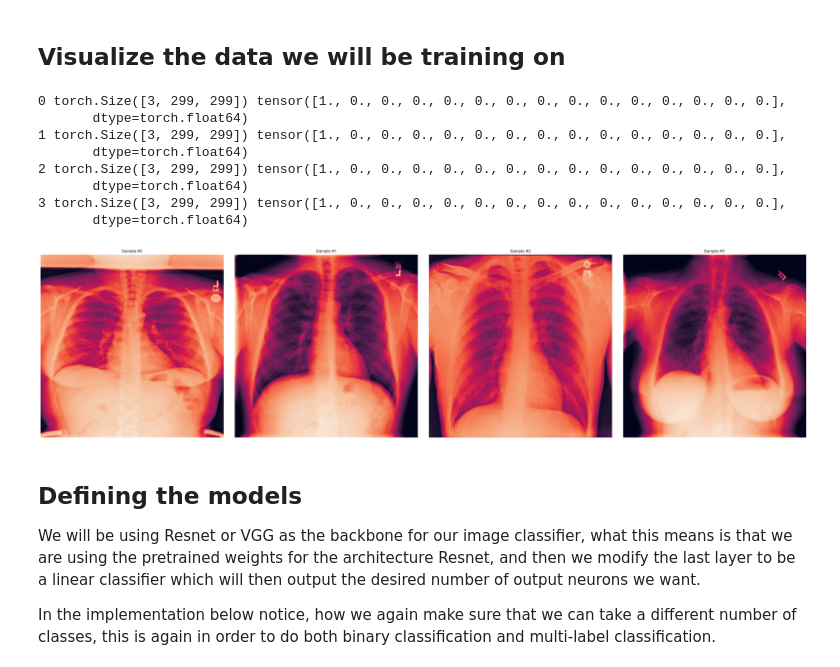
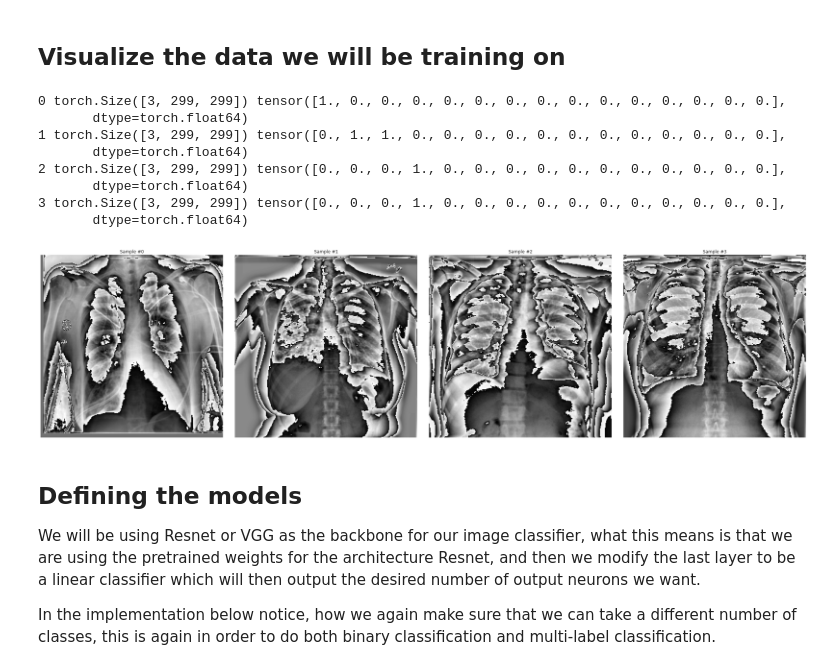
Before and after one commit to yeric1789/CMSC320_Final_Project, a Jupyter notebook: NoteBookFinalProject.ipynb, the cells around one changed output. Drawn from its saved outputs; the diff is of its cells as text; code cells hidden in the pictures.

```diff
--- a/NoteBookFinalProject.ipynb
+++ b/NoteBookFinalProject.ipynb
@@ -45,7 +45,7 @@ path_use = "/content/drive/MyDrive/CMSC320-Intro_data_science/FinalProject/Data/
 data = pd.read_csv(path_use)
 
 # We use a subset of the 38000 images feel free to change this number to use more or less data as needed
-NUM_IMGS_READ = 30000
+NUM_IMGS_READ = 4000
 
 data_use = data.iloc[:NUM_IMGS_READ]
 
@@ -472,38 +470,38 @@ test_set = LungDataSet(df = test_df,
 # %%
 def visualize(data):
     fig = plt.figure()
     for i in range(len(data)):
         sample = data[i]
 
         print(i, sample['image'].shape, sample['labels'])
 
         ax = plt.subplot(1, 4, i + 1)
         plt.tight_layout()
         ax.set_title('Sample #{}'.format(i))
         ax.axis('off')
-        plt.imshow(sample['image'][0,:,:])
+        plt.imshow(sample['image'][0,:,:],cmap = 'gray')
 
         if i == 3:
             plt.show()
             break
 
 if device == "cuda":
     # Just for visualization purposes
     train_set2 = LungDataSet(df = train_df,root_dir = dir,input_size = IMG_SHAPE,binary =False, cuda_device=None)
     test_set2 = LungDataSet(df = test_df,root_dir = dir,input_size = IMG_SHAPE, cuda_device=None)
     visualize(train_set2)
 else:
     visualize(train_set)
 # %% [output]
 0 torch.Size([3, 299, 299]) tensor([1., 0., 0., 0., 0., 0., 0., 0., 0., 0., 0., 0., 0., 0., 0.],
        dtype=torch.float64)
-1 torch.Size([3, 299, 299]) tensor([1., 0., 0., 0., 0., 0., 0., 0., 0., 0., 0., 0., 0., 0., 0.],
+1 torch.Size([3, 299, 299]) tensor([0., 1., 1., 0., 0., 0., 0., 0., 0., 0., 0., 0., 0., 0., 0.],
        dtype=torch.float64)
-2 torch.Size([3, 299, 299]) tensor([1., 0., 0., 0., 0., 0., 0., 0., 0., 0., 0., 0., 0., 0., 0.],
+2 torch.Size([3, 299, 299]) tensor([0., 0., 0., 1., 0., 0., 0., 0., 0., 0., 0., 0., 0., 0., 0.],
        dtype=torch.float64)
-3 torch.Size([3, 299, 299]) tensor([1., 0., 0., 0., 0., 0., 0., 0., 0., 0., 0., 0., 0., 0., 0.],
+3 torch.Size([3, 299, 299]) tensor([0., 0., 0., 1., 0., 0., 0., 0., 0., 0., 0., 0., 0., 0., 0.],
        dtype=torch.float64)
-[figure, old version]
+[figure, new version]
 # %%
 BATCH_SIZE_TRAIN = 8
 BATCH_SIZE_VALD = 4
```
Also changed, not shown: parts of 42 cells of this notebook.
